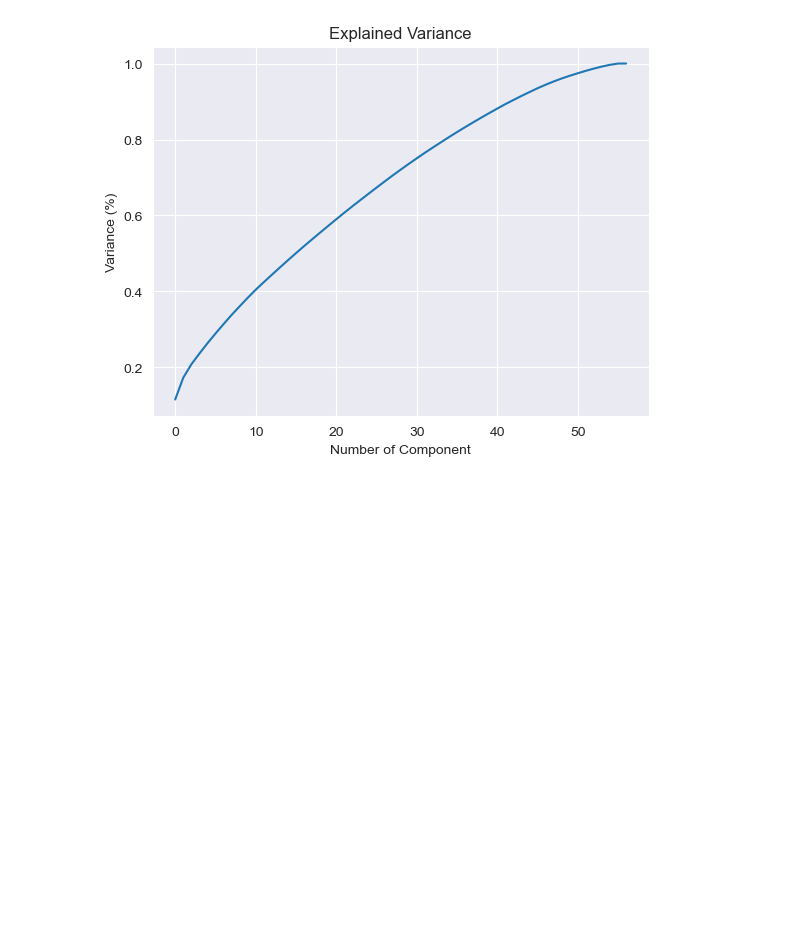
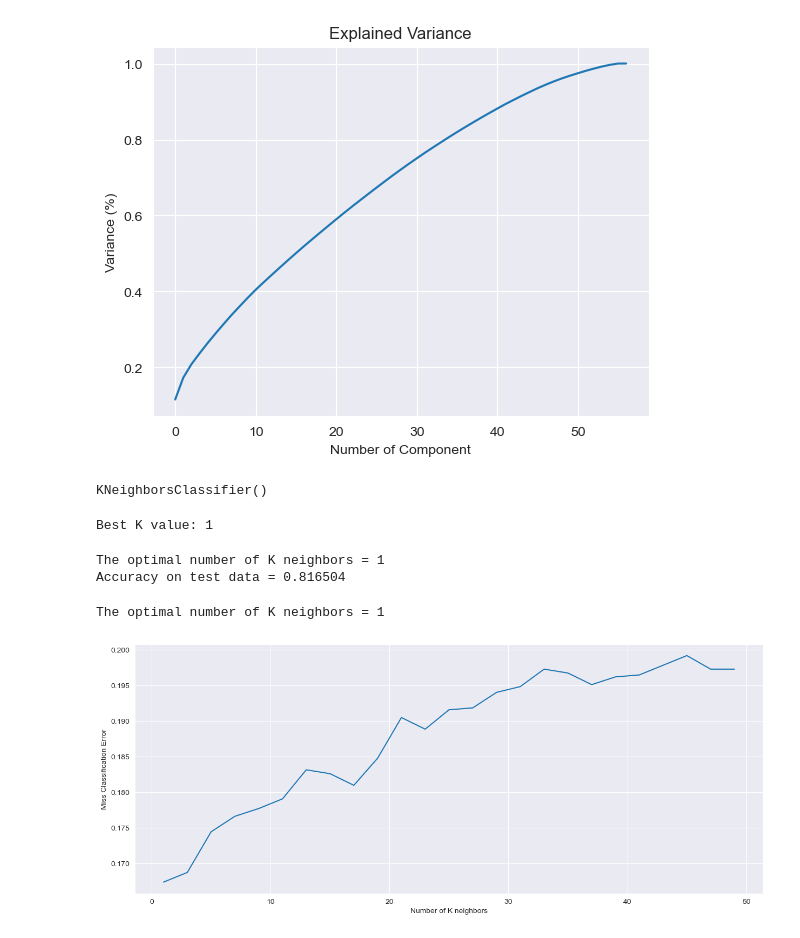
Before and after one commit to MathushanM/Machine-Learning-Course-Work, a Jupyter notebook: ML_Coursework.ipynb, the cells around one changed output. Saved outputs shown, nothing was run; the diff lists cells and outputs as text; code cells hidden in the pictures; blank space fills up the shorter version.

Commit message:
Commiting the predictive model using KNN

```diff
--- a/ML_Coursework.ipynb
+++ b/ML_Coursework.ipynb
@@ -175,0 +180,6 @@ plt.show()
+# %%
+# Train the KNN model
+knn = KNeighborsClassifier(n_neighbors=5)
+knn.fit(X_train, y_train)
+# %% [output]
+KNeighborsClassifier()
@@ -175,0 +191,20 @@ plt.show()
+# %%
+from sklearn.model_selection import cross_val_score
+from sklearn.neighbors import KNeighborsClassifier
+import warnings
+import numpy as np
+
+warnings.filterwarnings('ignore')
+
+k_values = list(range(1, 51, 2))
+cv_scores = []
+
+for k in k_values:
+    knn = KNeighborsClassifier(n_neighbors=k)
+    scores = cross_val_score(knn, X_train, y_train, cv=10, scoring='accuracy')
+    cv_scores.append(np.mean(scores))
+
+best_k = k_values[cv_scores.index(max(cv_scores))]
+print(f"Best K value: {best_k}")
+# %% [output]
+Best K value: 1
@@ -175,0 +213,41 @@ plt.show()
+# %%
+neighbors = []                                                              # Empty list to store neighbors
+cv_scores = []                                                              # Empty list to store scores
+
+# Perform 10-fold cross validation with K=5 for KNN (the n_neighbors parameter)
+
+for k in range(1, 51, 2):                                                   # Range of K we want to try
+    neighbors.append(k)
+    knn = KNeighborsClassifier(n_neighbors=k, weights='distance')           # Use 'distance' weighting
+    scores = cross_val_score(knn, X_train, y_train, cv=10, scoring='accuracy')
+    cv_scores.append(scores.mean())
+
+# Determine the best k value
+optimal_k = neighbors[cv_scores.index(max(cv_scores))]
+print('The optimal number of K neighbors = %d ' %optimal_k)
+
+# Train the KNN model with the best k value and evaluate on test data
+knn = KNeighborsClassifier(n_neighbors=optimal_k, weights='distance')
+knn.fit(X_train, y_train)
+acc = knn.score(X_test, y_test)
+print('Accuracy on test data = %f' %acc)
+# %% [output]
+The optimal number of K neighbors = 1
+Accuracy on test data = 0.816504
+# %%
+# Miss Classification error versus k
+MSE = [1-x for x in cv_scores]                                               # Changing to Miss Classification error
+
+# Determining the best k value
+optimal_k = neighbors[MSE.index(min(MSE))]
+print('The optimal number of K neighbors = %d ' %optimal_k)
+
+# Plot Miss Classification error versus k
+plt.figure(figsize = (15,6))
+plt.plot(neighbors, MSE)
+plt.xlabel('Number of K neighbors')
+plt.ylabel('Miss Classification Error')
+plt.show()
+# %% [output]
+The optimal number of K neighbors = 1
+[figure, added]
```
Also changed, not shown: parts of 9 cells of this notebook.
